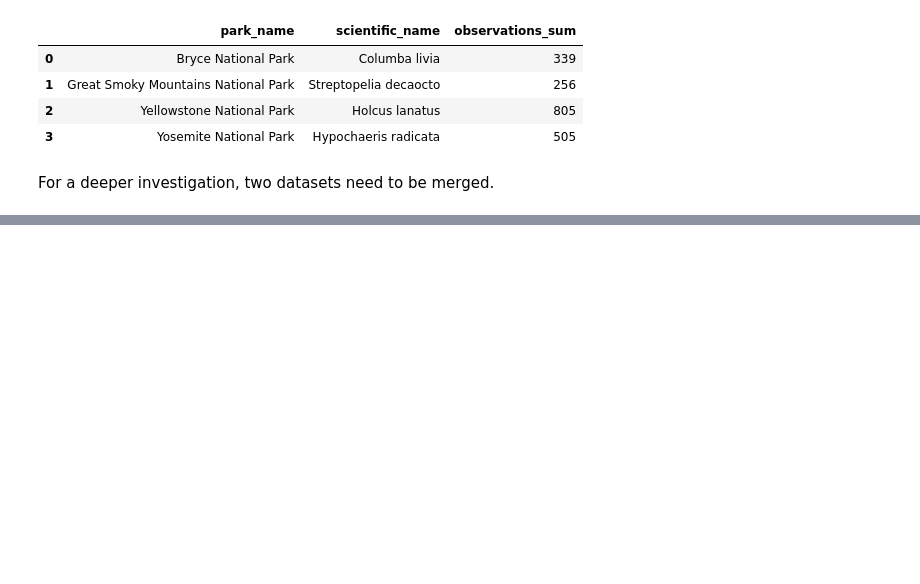
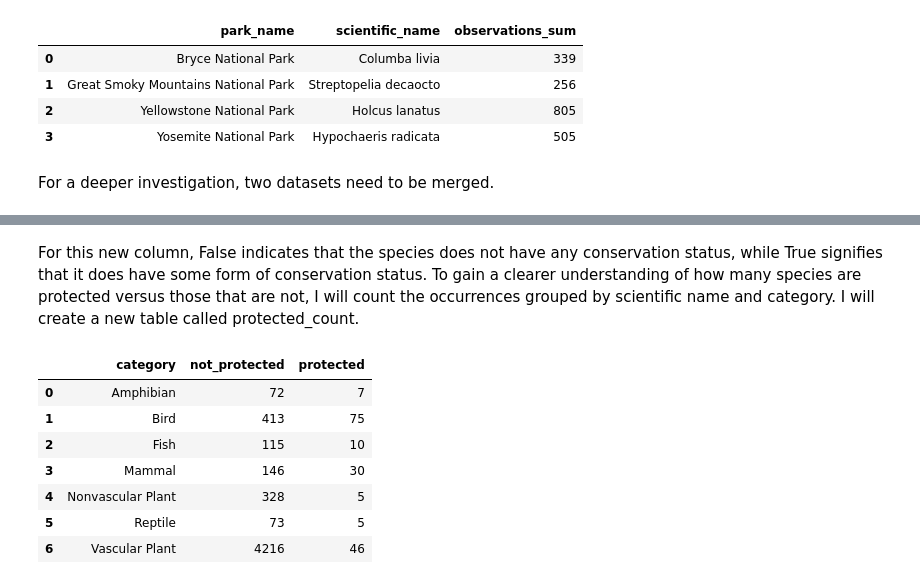
Before and after one commit to grzegorz-gomza/Portfolio_Projects, a Jupyter notebook: Codecademy_Biodiversity/biodiversity.ipynb, the cells around one changed output, grey strips where cells are left out. Cells and saved outputs as stored; diff of their text form; code cells hidden in the pictures; blank space fills up the shorter version.

```diff
--- a/Codecademy_Biodiversity/biodiversity.ipynb
+++ b/Codecademy_Biodiversity/biodiversity.ipynb
@@ -502,0 +536,24 @@ Let's check how many
+# %% [markdown]
+For this new column, False indicates that the species does not have any conservation status, while True signifies that it does have some form of conservation status. To gain a clearer understanding of how many species are protected versus those that are not, I will count the occurrences grouped by scientific name and category. I will create a new table called protected_count.
+# %%
+protected_count = (
+    species_cleaned.groupby(["category", "is_protected"])
+    .scientific_name.nunique()
+    .reset_index()
+)
+
+protected_count = protected_count.pivot(index="category", columns="is_protected", values="scientific_name")\
+                    .reset_index()
+
+protected_count.columns.name = None  # Remove the column name (which is a MultiIndex)
+protected_count = protected_count.rename(columns={False: "not_protected", True: "protected"})
+protected_count
+# %% [output]
+|  | category | not_protected | protected |
+| 0 | Amphibian | 72 | 7 |
+| 1 | Bird | 413 | 75 |
+| 2 | Fish | 115 | 10 |
+| 3 | Mammal | 146 | 30 |
+| 4 | Nonvascular Plant | 328 | 5 |
+| 5 | Reptile | 73 | 5 |
+| 6 | Vascular Plant | 4216 | 46 |
```
Also changed, not shown: parts of 9 cells of this notebook.
